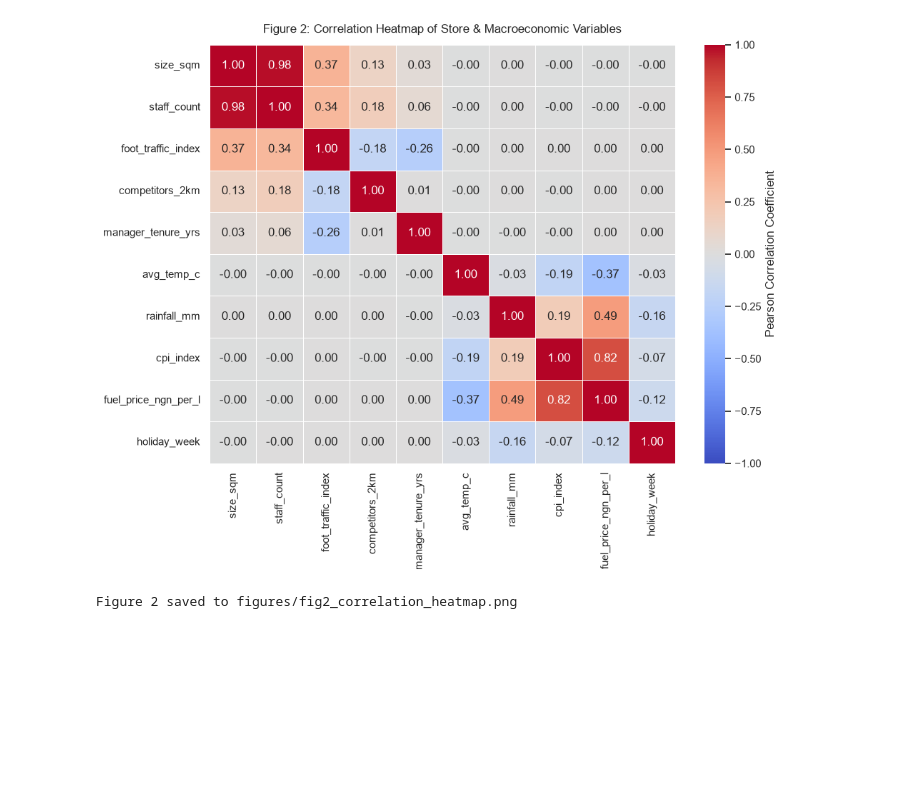
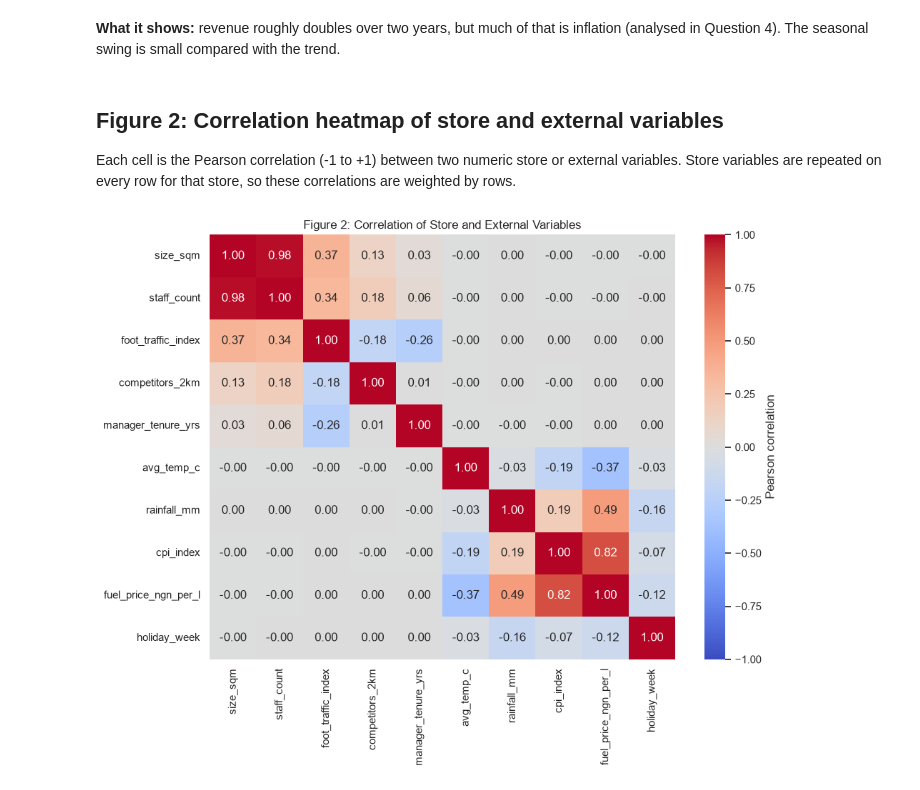
Before and after one commit to mosigomina/brainpals, a Jupyter notebook: 02_eda.ipynb, the cells around one changed output. Drawn from its saved outputs; the diff is of its cells as text; code cells hidden in the pictures; blank space fills up the shorter version.

Commit message:
Updated to fit questions

```diff
--- a/02_eda.ipynb
+++ b/02_eda.ipynb
@@ -80,40 +54,20 @@ Figure 1 saved to figures/fig1_revenue_ts.png (300 DPI)
+# %% [markdown]
+**What it shows:** revenue roughly doubles over two years, but much of that is inflation (analysed in Question 4). The seasonal swing is small compared with the trend.
+# %% [markdown]
+## Figure 2: Correlation heatmap of store and external variables
+Each cell is the Pearson correlation (-1 to +1) between two numeric store or external variables. Store variables are repeated on every row for that store, so these correlations are weighted by rows.
 # %%
-# -------------------------------------------------------------------------
-# Figure 2: Correlation Heatmap (Numeric Store & Macro Variables)
-# -------------------------------------------------------------------------
-
-# 1. Define the store-level and external macro variables
-store_macro_vars = [
-    'size_sqm', 'staff_count', 'foot_traffic_index', 'competitors_2km',
-    'manager_tenure_yrs', 'avg_temp_c', 'rainfall_mm', 'cpi_index',
-    'fuel_price_ngn_per_l', 'holiday_week'
+store_external_vars = [
+    'size_sqm', 'staff_count', 'foot_traffic_index', 'competitors_2km', 'manager_tenure_yrs',
+    'avg_temp_c', 'rainfall_mm', 'cpi_index', 'fuel_price_ngn_per_l', 'holiday_week'
 ]
 
-# 2. Compute Pearson correlation matrix
-corr_matrix = df[store_macro_vars].corr()
-
-# 3. Create the heatmap using Seaborn
 plt.figure(figsize=(10, 8))
-sns.heatmap(
-    corr_matrix,
-    annot=True,
-    fmt='.2f',
-    cmap='coolwarm',
-    vmin=-1,
-    vmax=1,
-    center=0,
-    linewidths=0.5,
-    cbar_kws={'label': 'Pearson Correlation Coefficient'}
-)
-
-plt.title('Figure 2: Correlation Heatmap of Store & Macroeconomic Variables', fontsize=12, pad=12)
+sns.heatmap(df[store_external_vars].corr(), annot=True, fmt='.2f', cmap='coolwarm',
+            vmin=-1, vmax=1, center=0, cbar_kws={'label': 'Pearson correlation'})
+plt.title('Figure 2: Correlation of Store and External Variables')
 plt.tight_layout()
-
-# 4. Save at 300 DPI
 plt.savefig('figures/fig2_correlation_heatmap.png', dpi=300)
 plt.show()
-
-print("Figure 2 saved to figures/fig2_correlation_heatmap.png")
 # %% [output]
-[figure, old version]
+[figure, new version]
-Figure 2 saved to figures/fig2_correlation_heatmap.png
```
Also changed, not shown: parts of 30 cells of this notebook, 21 other files.
